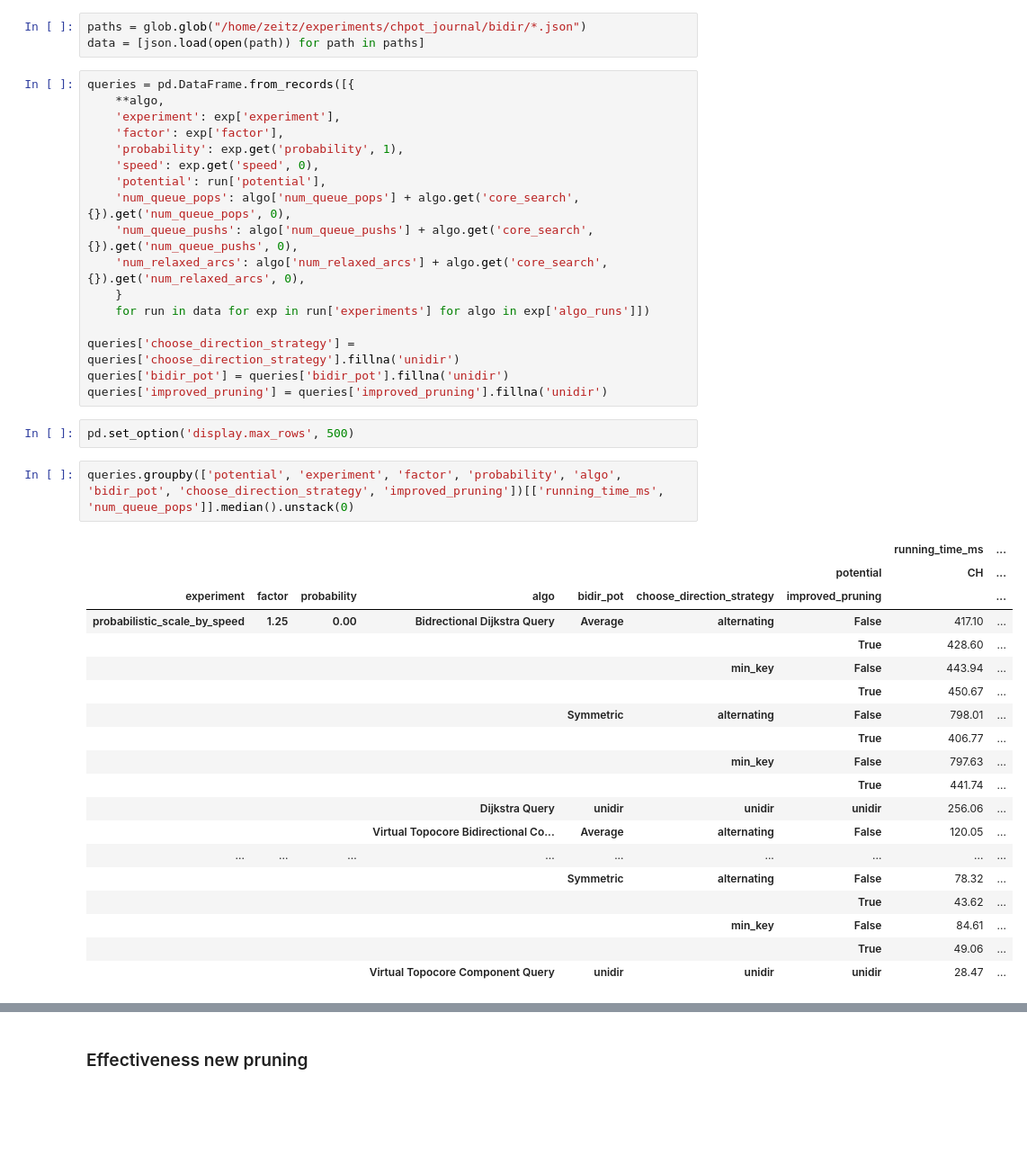
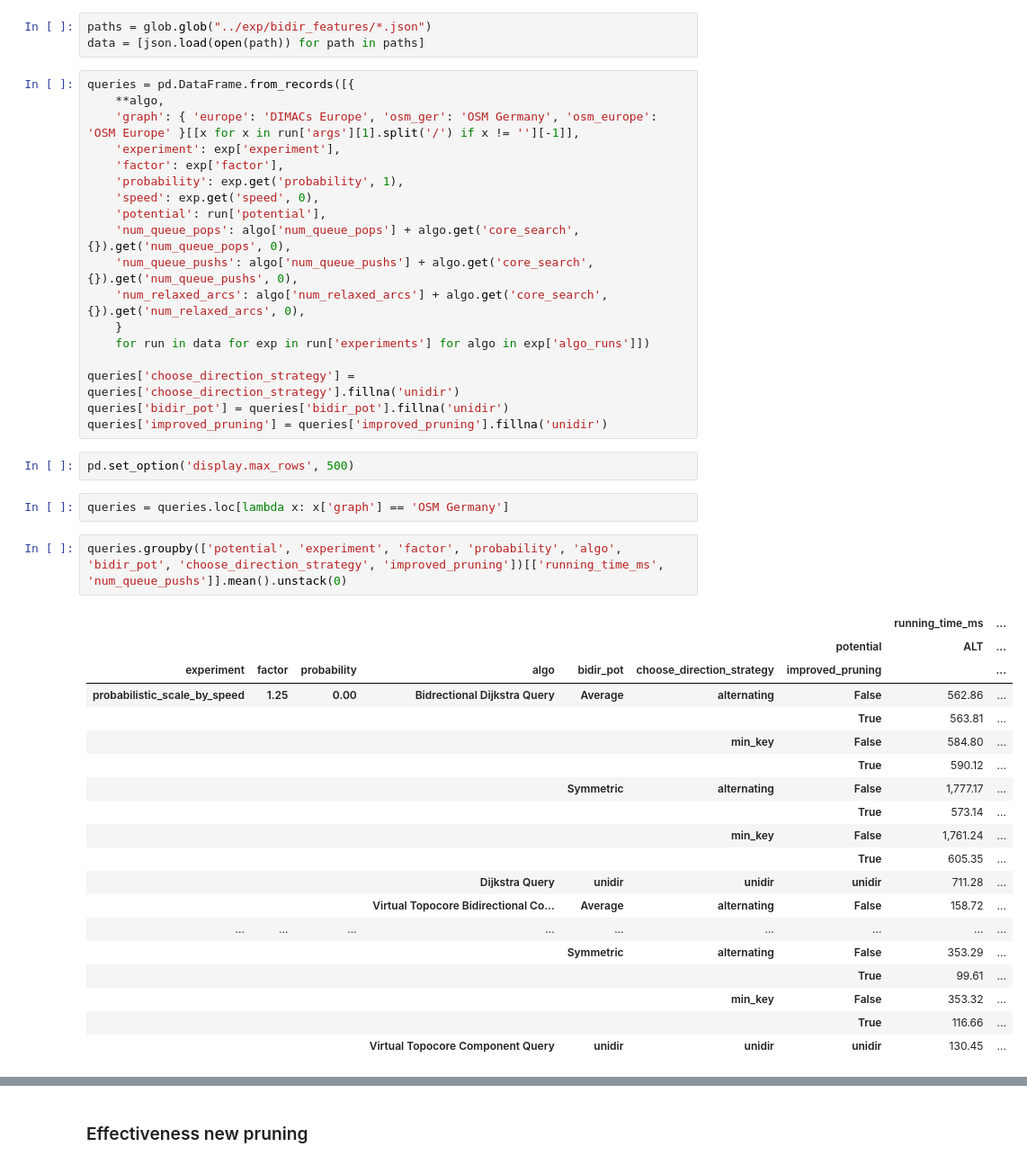
Before and after one commit to kit-algo/ch_potentials, a Jupyter notebook: eval/bidir_features_all.ipynb, the cells around one changed output, grey strips where cells are left out. Shown at 90% size. Cells and saved outputs as stored; diff of their text form; blank space fills up the shorter version.

```diff
--- a/eval/bidir_features_all.ipynb
+++ b/eval/bidir_features_all.ipynb
@@ -14,11 +14,12 @@ import json
 import glob
 import os
 # %%
-paths = glob.glob("/home/zeitz/experiments/chpot_journal/bidir/*.json")
+paths = glob.glob("../exp/bidir_features/*.json")
 data = [json.load(open(path)) for path in paths]
 # %%
 queries = pd.DataFrame.from_records([{
     **algo,
+    'graph': { 'europe': 'DIMACs Europe', 'osm_ger': 'OSM Germany', 'osm_europe': 'OSM Europe' }[[x for x in run['args'][1].split('/') if x != ''][-1]],
     'experiment': exp['experiment'],
     'factor': exp['factor'],
     'probability': exp.get('probability', 1),
@@ -35,28 +36,30 @@ queries['bidir_pot'] = queries['bidir_pot'].fillna('unidir')
 queries['improved_pruning'] = queries['improved_pruning'].fillna('unidir')
 # %%
 pd.set_option('display.max_rows', 500)
+# %%
+queries = queries.loc[lambda x: x['graph'] == 'OSM Germany']
 # %%
-queries.groupby(['potential', 'experiment', 'factor', 'probability', 'algo', 'bidir_pot', 'choose_direction_strategy', 'improved_pruning'])[['running_time_ms', 'num_queue_pops']].median().unstack(0)
+queries.groupby(['potential', 'experiment', 'factor', 'probability', 'algo', 'bidir_pot', 'choose_direction_strategy', 'improved_pruning'])[['running_time_ms', 'num_queue_pushs']].mean().unstack(0)
 # %% [output]
 |  |  |  |  |  |  |  | running_time_ms | ... |
-|  |  |  |  |  |  | potential | CH | ... |
+|  |  |  |  |  |  | potential | ALT | ... |
 | experiment | factor | probability | algo | bidir_pot | choose_direction_strategy | improved_pruning |  | ... |
-| probabilistic_scale_by_speed | 1.25 | 0.00 | Bidrectional Dijkstra Query | Average | alternating | False | 417.10 | ... |
-|  |  |  |  |  |  | True | 428.60 | ... |
-|  |  |  |  |  | min_key | False | 443.94 | ... |
-|  |  |  |  |  |  | True | 450.67 | ... |
-|  |  |  |  | Symmetric | alternating | False | 798.01 | ... |
-|  |  |  |  |  |  | True | 406.77 | ... |
-|  |  |  |  |  | min_key | False | 797.63 | ... |
-|  |  |  |  |  |  | True | 441.74 | ... |
-|  |  |  | Dijkstra Query | unidir | unidir | unidir | 256.06 | ... |
-|  |  |  | Virtual Topocore Bidirectional Co... | Average | alternating | False | 120.05 | ... |
+| probabilistic_scale_by_speed | 1.25 | 0.00 | Bidrectional Dijkstra Query | Average | alternating | False | 562.86 | ... |
+|  |  |  |  |  |  | True | 563.81 | ... |
+|  |  |  |  |  | min_key | False | 584.80 | ... |
+|  |  |  |  |  |  | True | 590.12 | ... |
+|  |  |  |  | Symmetric | alternating | False | 1,777.17 | ... |
+|  |  |  |  |  |  | True | 573.14 | ... |
+|  |  |  |  |  | min_key | False | 1,761.24 | ... |
+|  |  |  |  |  |  | True | 605.35 | ... |
+|  |  |  | Dijkstra Query | unidir | unidir | unidir | 711.28 | ... |
+|  |  |  | Virtual Topocore Bidirectional Co... | Average | alternating | False | 158.72 | ... |
 | ... | ... | ... | ... | ... | ... | ... | ... | ... |
-|  |  |  |  | Symmetric | alternating | False | 78.32 | ... |
-|  |  |  |  |  |  | True | 43.62 | ... |
-|  |  |  |  |  | min_key | False | 84.61 | ... |
-|  |  |  |  |  |  | True | 49.06 | ... |
-|  |  |  | Virtual Topocore Component Query | unidir | unidir | unidir | 28.47 | ... |
+|  |  |  |  | Symmetric | alternating | False | 353.29 | ... |
+|  |  |  |  |  |  | True | 99.61 | ... |
+|  |  |  |  |  | min_key | False | 353.32 | ... |
+|  |  |  |  |  |  | True | 116.66 | ... |
+|  |  |  | Virtual Topocore Component Query | unidir | unidir | unidir | 130.45 | ... |
 # %%
 queries.loc[lambda x: x['choose_direction_strategy'] != 'min_key'] \
     .loc[lambda x: ~(((x['bidir_pot'] == 'Average') & (x['improved_pruning'] == True)) | ((x['bidir_pot'] == 'Symmetric') & (x['improved_pruning'] == False)))] \
```
Also changed, not shown: parts of 4 cells of this notebook, 4 other files.
